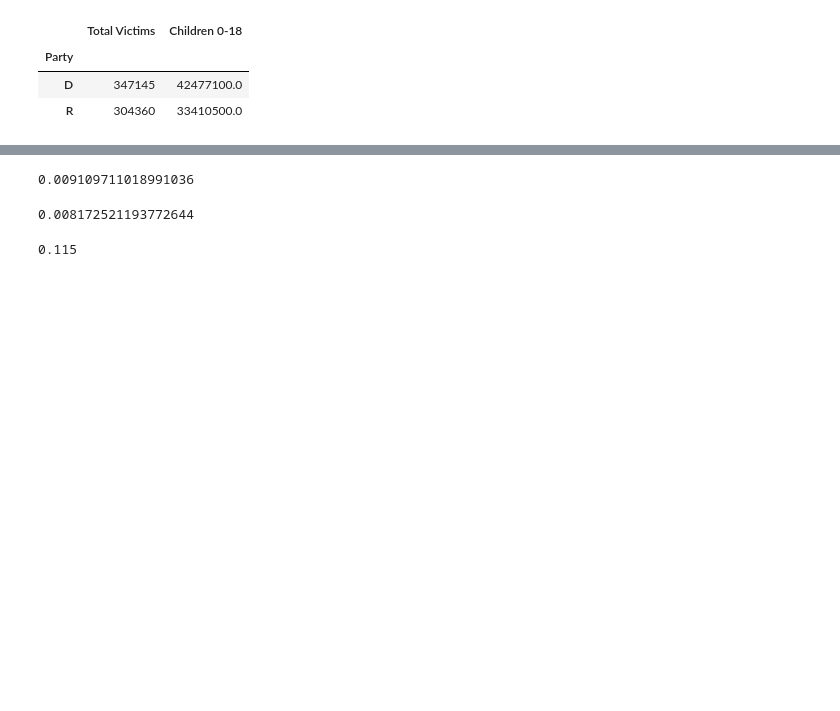
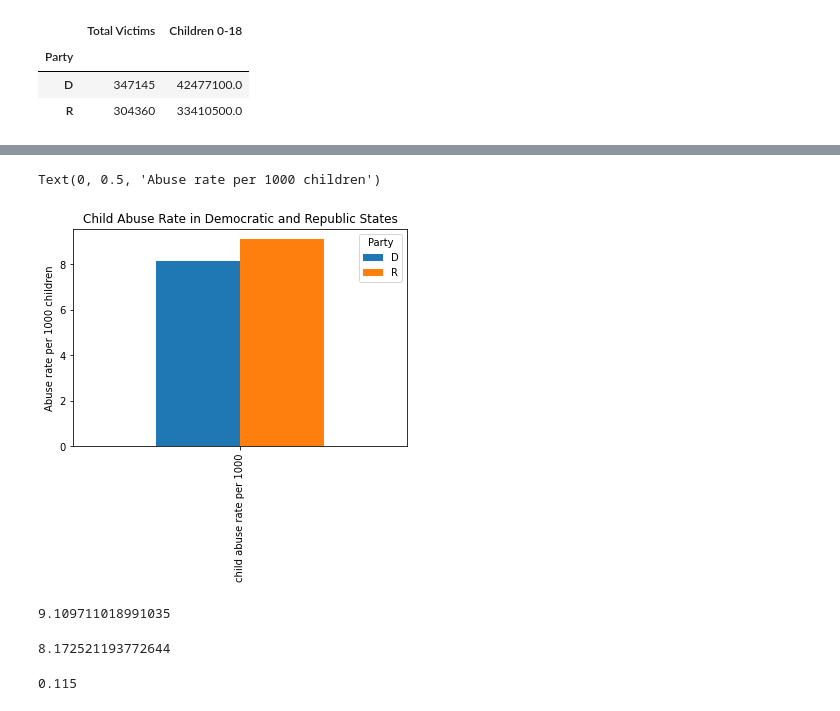
Before and after one commit to lhuangslu/hds5210-2022, a Jupyter notebook: final/final.ipynb, the cells around one changed output, grey strips where cells are left out. Saved outputs shown, nothing was run; the diff lists cells and outputs as text; code cells hidden in the pictures; blank space fills up the shorter version.

```diff
--- a/final/final.ipynb
+++ b/final/final.ipynb
@@ -491,11 +491,18 @@ summary
+# %%
+summary[["Party", "child abuse rate per 1000"]].set_index("Party").T.plot.bar()
+plt.title("Child Abuse Rate in Democratic and Republic States")
+plt.ylabel("Abuse rate per 1000 children")
+# %% [output]
+Text(0, 0.5, 'Abuse rate per 1000 children')
+[figure, added]
 # %%
-R_rate=summary[summary["Party"]=="R"]["child abuse rate"].values[0]
+R_rate=summary[summary["Party"]=="R"]["child abuse rate per 1000"].values[0]
 R_rate
 # %% [output]
-0.009109711018991036
+9.109711018991035
 # %%
-D_rate=summary[summary["Party"]=="D"]["child abuse rate"].values[0]
+D_rate=summary[summary["Party"]=="D"]["child abuse rate per 1000"].values[0]
 D_rate
 # %% [output]
-0.008172521193772644
+8.172521193772644
 # %%
```
Also changed, not shown: parts of 7 cells of this notebook.
